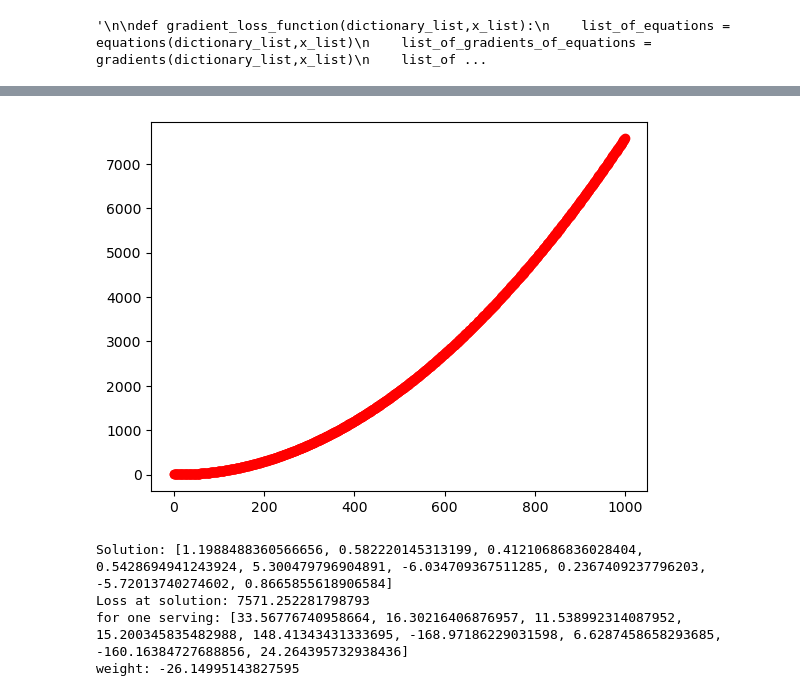
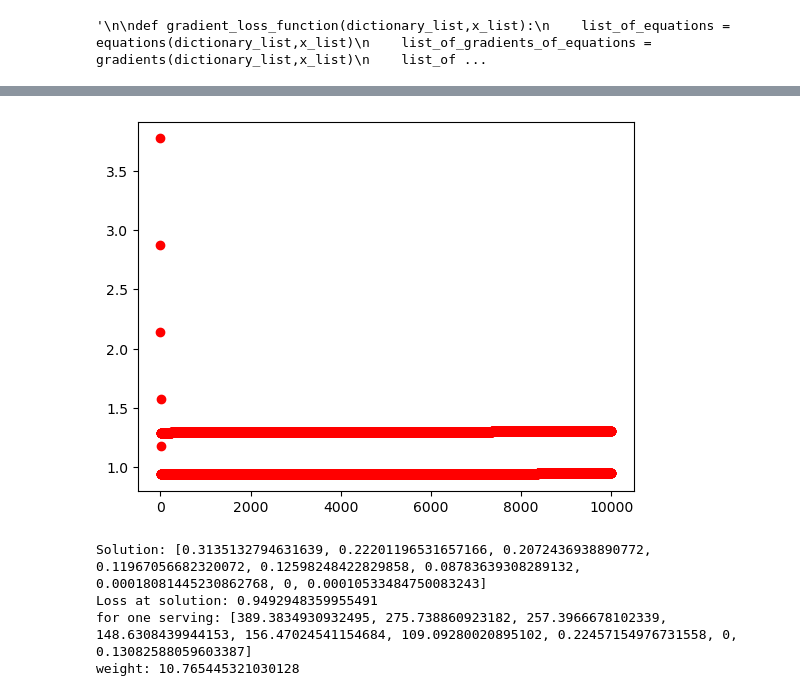
Before and after one commit to shivanishah1/finalproject1, a Jupyter notebook: final_project/reverseengineeringfood.ipynb, the cells around one changed output, grey strips where cells are left out. Saved outputs shown, nothing was run; the diff lists cells and outputs as text; code cells hidden in the pictures.

```diff
--- a/final_project/reverseengineeringfood.ipynb
+++ b/final_project/reverseengineeringfood.ipynb
@@ -399,8 +425,8 @@ weight: 10.632216996277847
-# %%
-updating_x_values(dictionary_list,[.4,.3,.2,.2,.1,.1,.005,.005,.005],.00010,False)
-# %% [output]
-[figure, removed]
-Solution: [1.1988488360566656, 0.582220145313199, 0.41210686836028404, 0.5428694941243924, 5.300479796904891, -6.034709367511285, 0.2367409237796203, -5.72013740274602, 0.8665855618906584]
-Loss at solution: 7571.252281798793
-for one serving: [33.56776740958664, 16.30216406876957, 11.538992314087952, 15.200345835482988, 148.41343431333695, -168.97186229031598, 6.6287458658293685, -160.16384727688856, 24.264395732938436]
-weight: -26.14995143827595
+# %%
+updating_x_values(dictionary_list,[.34,.24,.23,.15,.15,.1,.001,.001,.001],2,tates_dict,True)
+# %% [output]
+[figure, added]
+Solution: [0.3135132794631639, 0.22201196531657166, 0.2072436938890772, 0.11967056682320072, 0.12598248422829858, 0.08783639308289132, 0.00018081445230862768, 0, 0.00010533484750083243]
+Loss at solution: 0.9492948359955491
+for one serving: [389.3834930932495, 275.738860923182, 257.3966678102339, 148.6308439944153, 156.47024541154684, 109.09280020895102, 0.22457154976731558, 0, 0.13082588059603387]
+weight: 10.765445321030128
```
Also changed, not shown: parts of 27 cells of this notebook, 3 other files.
